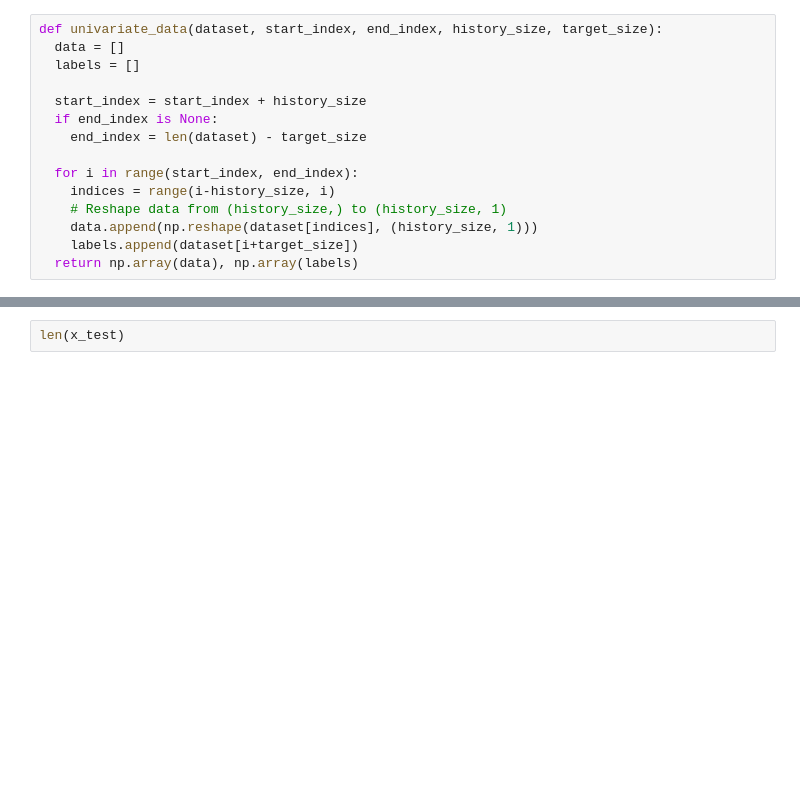
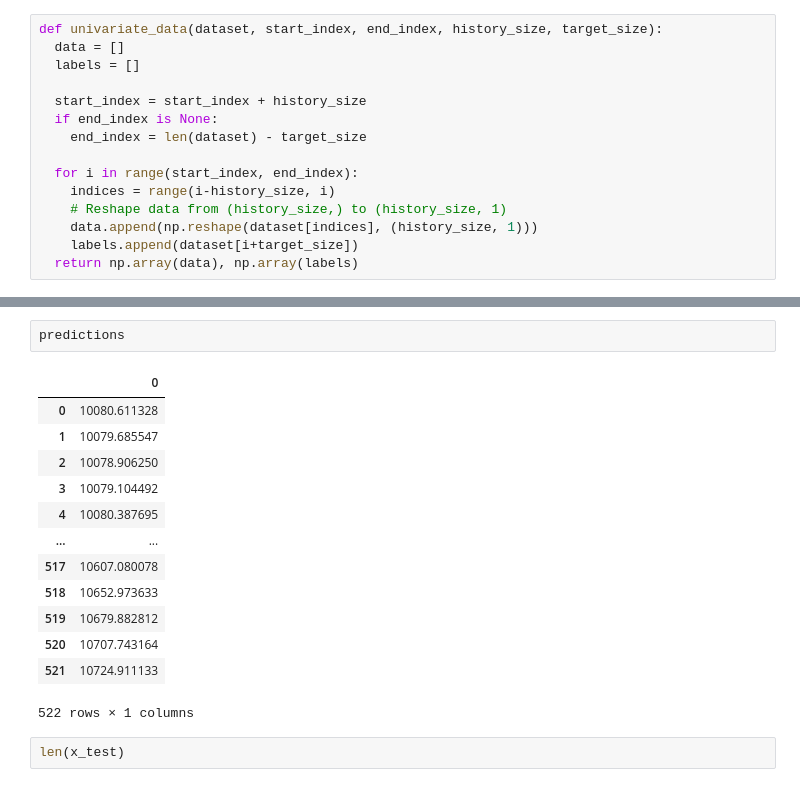
Before and after one commit to jarodchristiansen/PythonProjects, a Jupyter notebook: Historic_Crypto_Puller.ipynb, the cells around one changed output, grey strips where cells are left out. Cells and saved outputs as stored; diff of their text form; blank space fills up the shorter version.

```diff
--- a/Historic_Crypto_Puller.ipynb
+++ b/Historic_Crypto_Puller.ipynb
@@ -461,3 +422,19 @@ ax.set_xticklabels('', size=10)
+# %%
+predictions
+# %% [output]
+|  | 0 |
+| 0 | 10080.611328 |
+| 1 | 10079.685547 |
+| 2 | 10078.906250 |
+| 3 | 10079.104492 |
+| 4 | 10080.387695 |
+| ... | ... |
+| 517 | 10607.080078 |
+| 518 | 10652.973633 |
+| 519 | 10679.882812 |
+| 520 | 10707.743164 |
+| 521 | 10724.911133 |
+522 rows × 1 columns
 # %%
 len(x_test)
 # %% [output]
```
Also changed, not shown: parts of 24 cells of this notebook.
